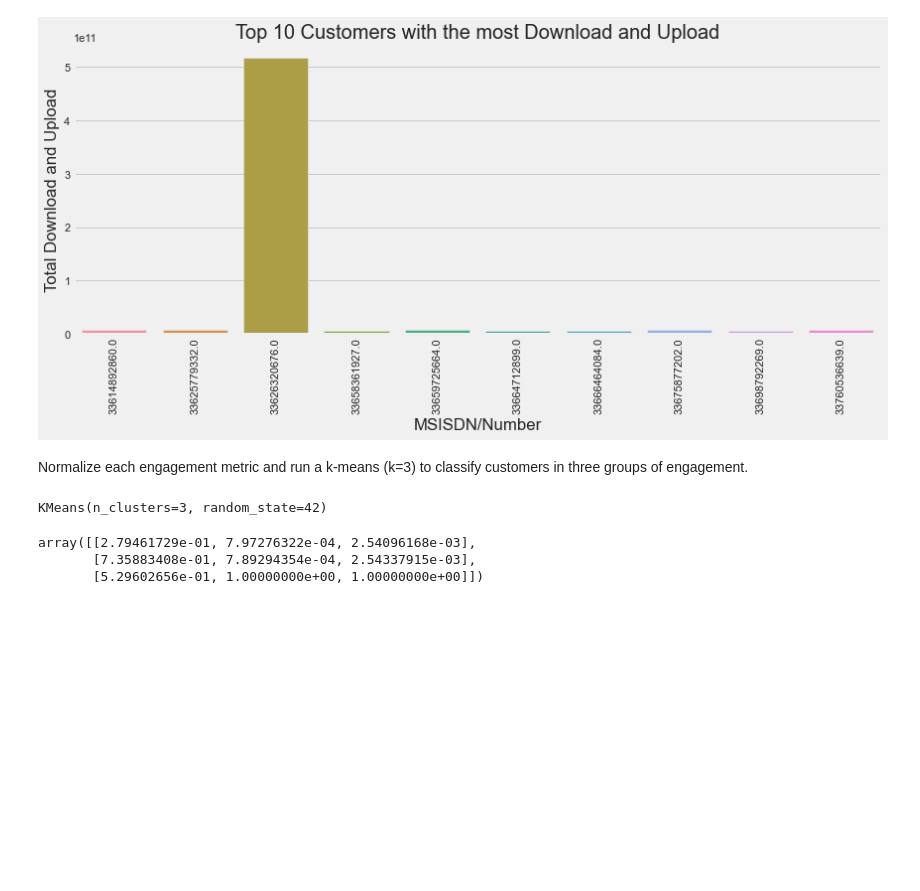
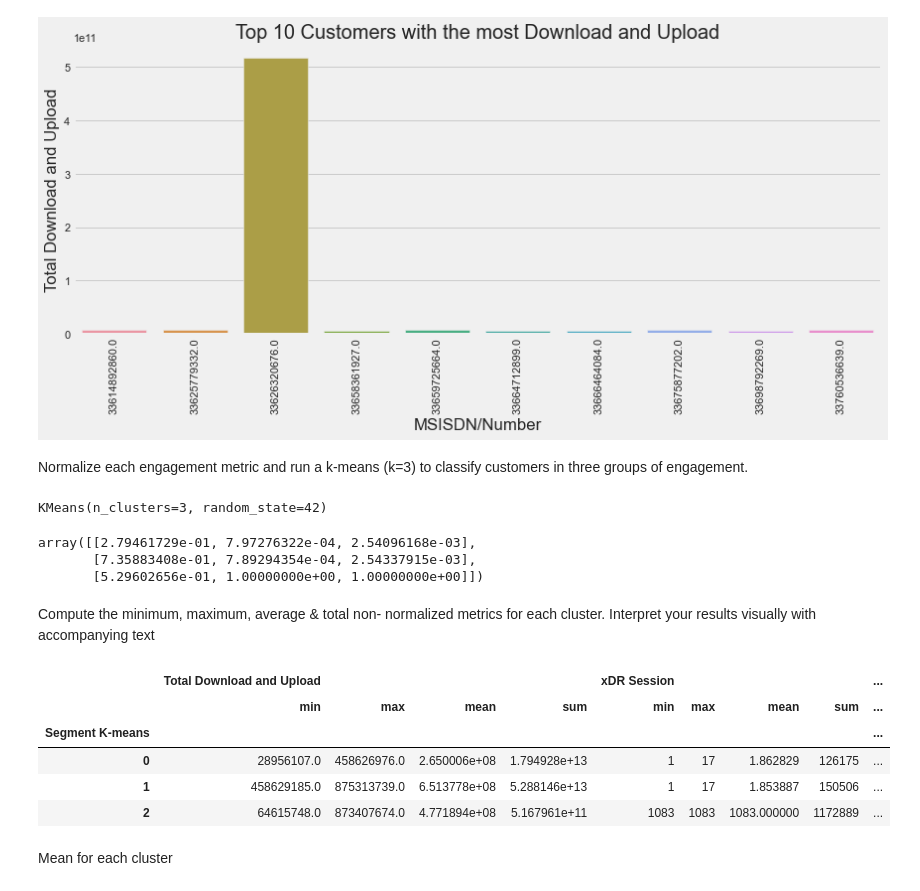
Before and after one commit to BekaluTa/Telecom-Data-Analysis, a Jupyter notebook: Notebooks/Task 2 User Requirement-Analysis.ipynb, the cells around one changed output. Saved outputs shown, nothing was run; the diff lists cells and outputs as text; code cells hidden in the pictures; blank space fills up the shorter version.

```diff
--- a/Notebooks/Task 2 User Requirement-Analysis.ipynb
+++ b/Notebooks/Task 2 User Requirement-Analysis.ipynb
@@ -271,0 +275,14 @@ array([[2.79461729e-01, 7.97276322e-04, 2.54096168e-03],
+# %% [markdown]
+Compute the minimum, maximum, average & total non- normalized metrics for                      each cluster. Interpret your results visually with accompanying text
+# %%
+df_segm_analysis = df_segm_kmeans.groupby(['Segment K-means']).agg(['min', 'max', 'mean', 'sum'])
+df_segm_analysis
+# %% [output]
+|  | Total Download and Upload |  |  |  | xDR Session |  |  |  | ... |
+|  | min | max | mean | sum | min | max | mean | sum | ... |
+| Segment K-means |  |  |  |  |  |  |  |  | ... |
+| 0 | 28956107.0 | 458626976.0 | 2.650006e+08 | 1.794928e+13 | 1 | 17 | 1.862829 | 126175 | ... |
+| 1 | 458629185.0 | 875313739.0 | 6.513778e+08 | 5.288146e+13 | 1 | 17 | 1.853887 | 150506 | ... |
+| 2 | 64615748.0 | 873407674.0 | 4.771894e+08 | 5.167961e+11 | 1083 | 1083 | 1083.000000 | 1172889 | ... |
+# %% [markdown]
+Mean for each cluster
```
Also changed, not shown: parts of 25 cells of this notebook.
